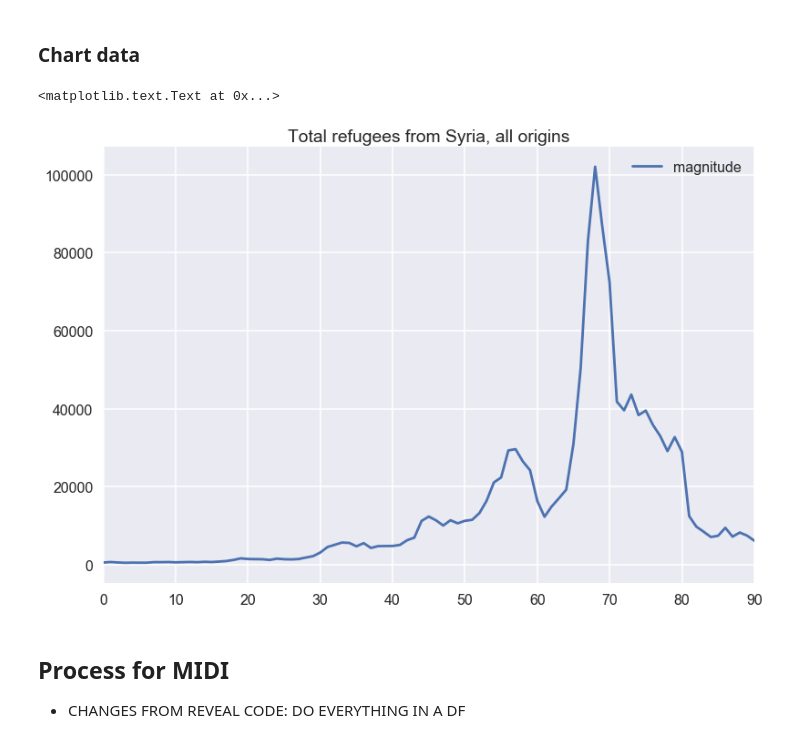
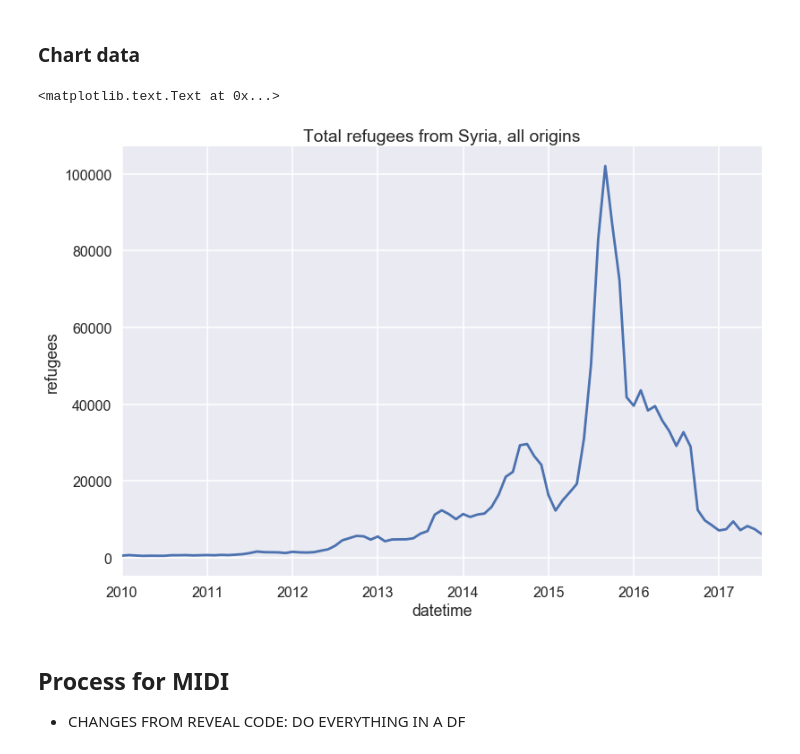
Before and after one commit to sbchou/Sonify-refugees, a Jupyter notebook: syria-refugee/notebooks/SonifyMaptoFreq.ipynb, the cells around one changed output. Cells and saved outputs as stored; diff of their text form; code cells hidden in the pictures.

```diff
--- a/syria-refugee/notebooks/SonifyMaptoFreq.ipynb
+++ b/syria-refugee/notebooks/SonifyMaptoFreq.ipynb
@@ -99,11 +99,13 @@ df.head(10)
 # %% [markdown]
 ### Chart data
 # %%
-df[['datetime','magnitude']].plot()
+df.plot('datetime')
 plt.title("Total refugees from Syria, all origins")
+plt.legend("")
+plt.ylabel("refugees")
 # %% [output]
 <matplotlib.text.Text at 0x...>
-[figure, old version]
+[figure, new version]
 # %% [markdown]
 ## Process for MIDI
 * CHANGES FROM REVEAL CODE: DO EVERYTHING IN A DF
```
Also changed, not shown: 17 other files.
